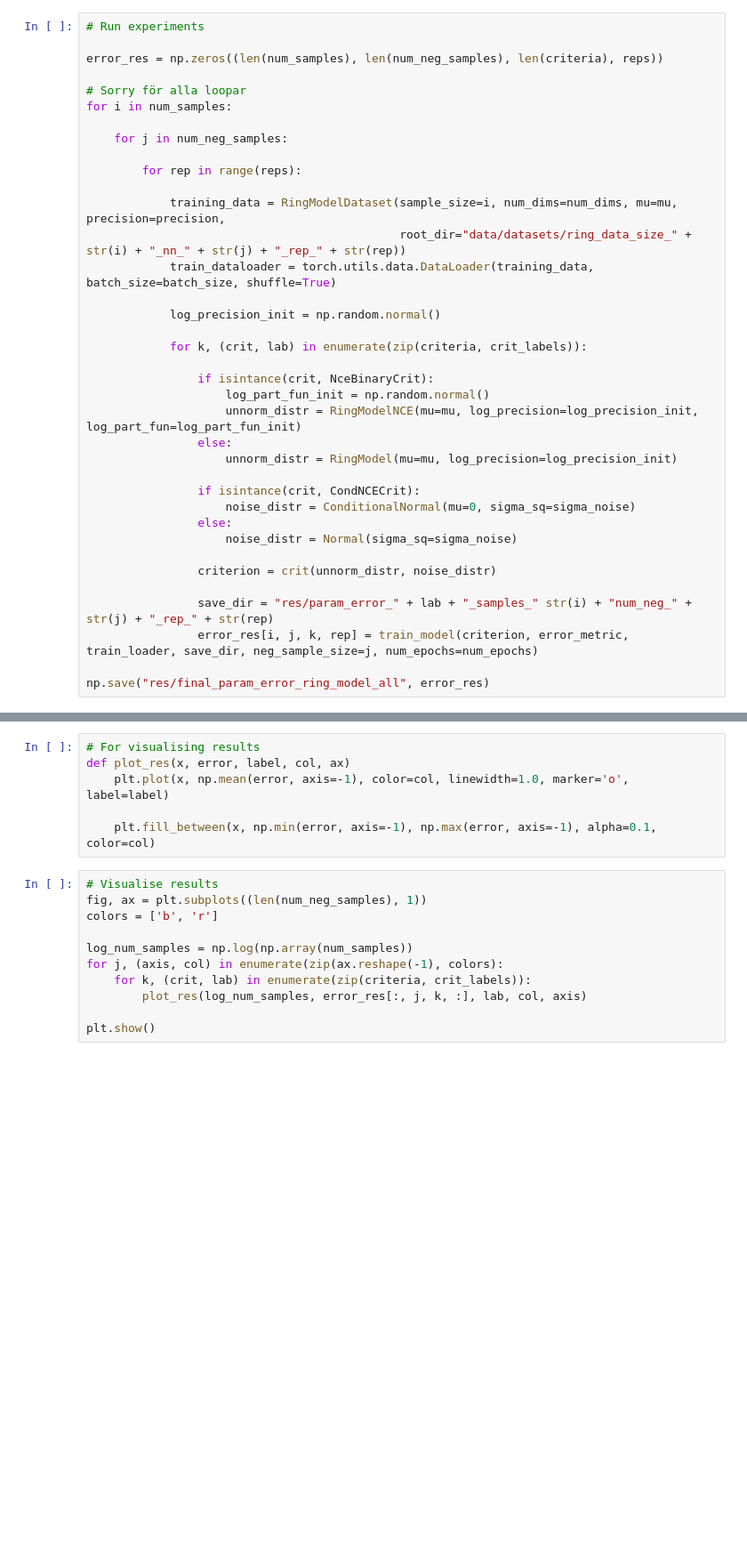
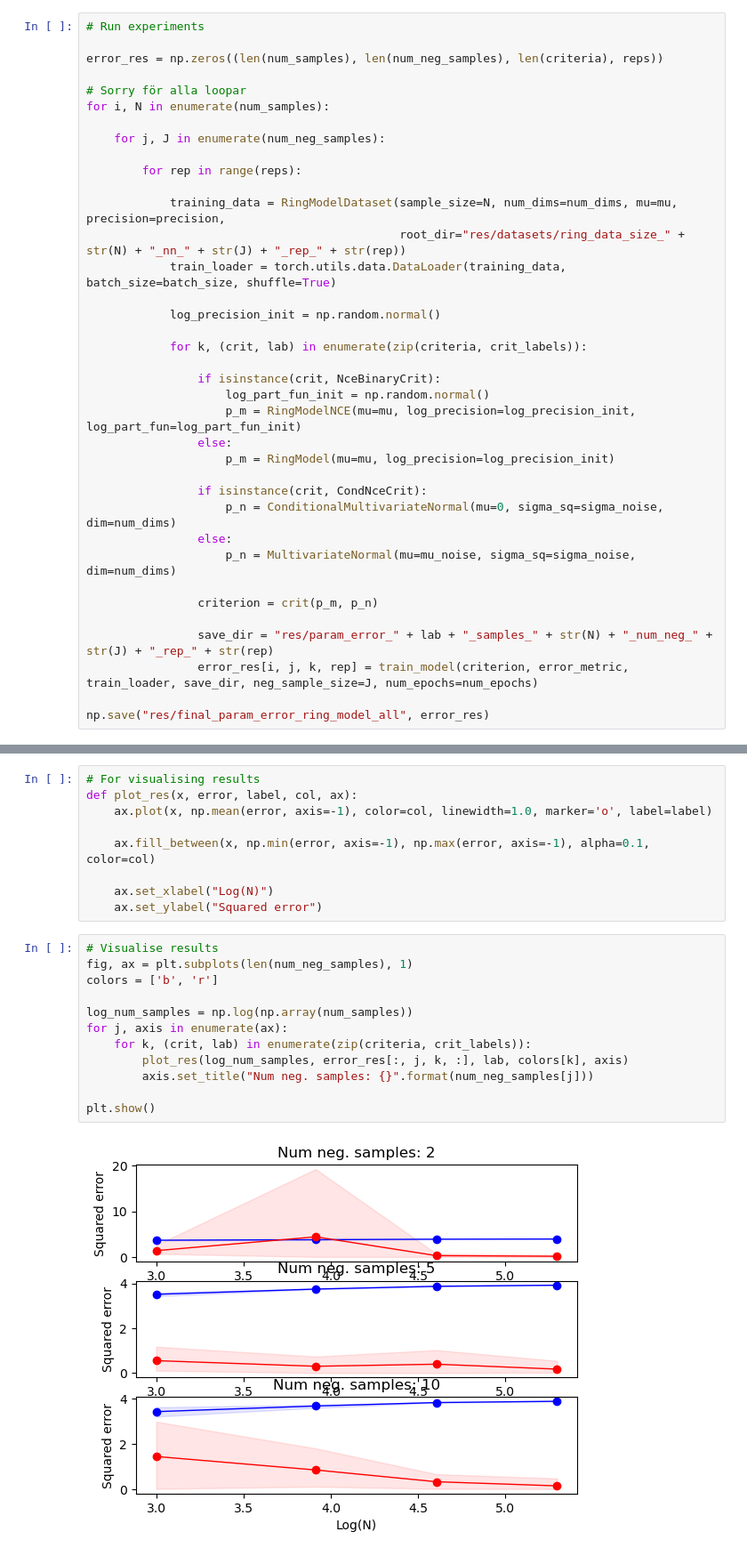
Before and after one commit to jackonelli/nce_cd_cis, a Jupyter notebook: nbs/ring_model_exp.ipynb, the cells around one changed output, grey strips where cells are left out. Shown at 89% size. Cells and saved outputs as stored; diff of their text form; blank space fills up the shorter version.

Commit message:
Code for ring model experiments now working

```diff
--- a/nbs/ring_model_exp.ipynb
+++ b/nbs/ring_model_exp.ipynb
@@ -41,34 +43,34 @@ num_epochs = 10
 error_res = np.zeros((len(num_samples), len(num_neg_samples), len(criteria), reps))
 
 # Sorry för alla loopar
-for i in num_samples:
+for i, N in enumerate(num_samples):
 
-    for j in num_neg_samples:
+    for j, J in enumerate(num_neg_samples):
 
         for rep in range(reps):
 
-            training_data = RingModelDataset(sample_size=i, num_dims=num_dims, mu=mu, precision=precision,
-                                             root_dir="data/datasets/ring_data_size_" + str(i) + "_nn_" + str(j) + "_rep_" + str(rep))
-            train_dataloader = torch.utils.data.DataLoader(training_data, batch_size=batch_size, shuffle=True)
+            training_data = RingModelDataset(sample_size=N, num_dims=num_dims, mu=mu, precision=precision,
+                                             root_dir="res/datasets/ring_data_size_" + str(N) + "_nn_" + str(J) + "_rep_" + str(rep))
+            train_loader = torch.utils.data.DataLoader(training_data, batch_size=batch_size, shuffle=True)
 
             log_precision_init = np.random.normal()
 
             for k, (crit, lab) in enumerate(zip(criteria, crit_labels)):
 
-                if isintance(crit, NceBinaryCrit):
+                if isinstance(crit, NceBinaryCrit):
                     log_part_fun_init = np.random.normal()
-                    unnorm_distr = RingModelNCE(mu=mu, log_precision=log_precision_init, log_part_fun=log_part_fun_init)
+                    p_m = RingModelNCE(mu=mu, log_precision=log_precision_init, log_part_fun=log_part_fun_init)
                 else:
-                    unnorm_distr = RingModel(mu=mu, log_precision=log_precision_init)
+                    p_m = RingModel(mu=mu, log_precision=log_precision_init)
 
-                if isintance(crit, CondNCECrit):
-                    noise_distr = ConditionalNormal(mu=0, sigma_sq=sigma_noise)
+                if isinstance(crit, CondNceCrit):
+                    p_n = ConditionalMultivariateNormal(mu=0, sigma_sq=sigma_noise, dim=num_dims)
                 else:
-                    noise_distr = Normal(sigma_sq=sigma_noise)
+                    p_n = MultivariateNormal(mu=mu_noise, sigma_sq=sigma_noise, dim=num_dims)
 
-                criterion = crit(unnorm_distr, noise_distr)
+                criterion = crit(p_m, p_n)
 
-                save_dir = "res/param_error_" + lab + "_samples_" str(i) + "num_neg_" + str(j) + "_rep_" + str(rep)
-                error_res[i, j, k, rep] = train_model(criterion, error_metric, train_loader, save_dir, neg_sample_size=j, num_epochs=num_epochs)
+                save_dir = "res/param_error_" + lab + "_samples_" + str(N) + "_num_neg_" + str(J) + "_rep_" + str(rep)
+                error_res[i, j, k, rep] = train_model(criterion, error_metric, train_loader, save_dir, neg_sample_size=J, num_epochs=num_epochs)
 
 np.save("res/final_param_error_ring_model_all", error_res)
@@ -75,17 +95,23 @@ np.save("res/final_param_error_ring_model_all", error_res)
 # %%
 # For visualising results
-def plot_res(x, error, label, col, ax)
-    plt.plot(x, np.mean(error, axis=-1), color=col, linewidth=1.0, marker='o', label=label)
+def plot_res(x, error, label, col, ax):
+    ax.plot(x, np.mean(error, axis=-1), color=col, linewidth=1.0, marker='o', label=label)
 
-    plt.fill_between(x, np.min(error, axis=-1), np.max(error, axis=-1), alpha=0.1, color=col)
+    ax.fill_between(x, np.min(error, axis=-1), np.max(error, axis=-1), alpha=0.1, color=col)
+
+    ax.set_xlabel("Log(N)")
+    ax.set_ylabel("Squared error")
 # %%
 # Visualise results
-fig, ax = plt.subplots((len(num_neg_samples), 1))
+fig, ax = plt.subplots(len(num_neg_samples), 1)
 colors = ['b', 'r']
 
 log_num_samples = np.log(np.array(num_samples))
-for j, (axis, col) in enumerate(zip(ax.reshape(-1), colors):
+for j, axis in enumerate(ax):
     for k, (crit, lab) in enumerate(zip(criteria, crit_labels)):
-        plot_res(log_num_samples, error_res[:, j, k, :], lab, col, axis)
+        plot_res(log_num_samples, error_res[:, j, k, :], lab, colors[k], axis)
+        axis.set_title("Num neg. samples: {}".format(num_neg_samples[j]))
 
 plt.show()
+# %% [output]
+[figure, added]
```
Also changed, not shown: parts of 4 cells of this notebook, 14 other files.
